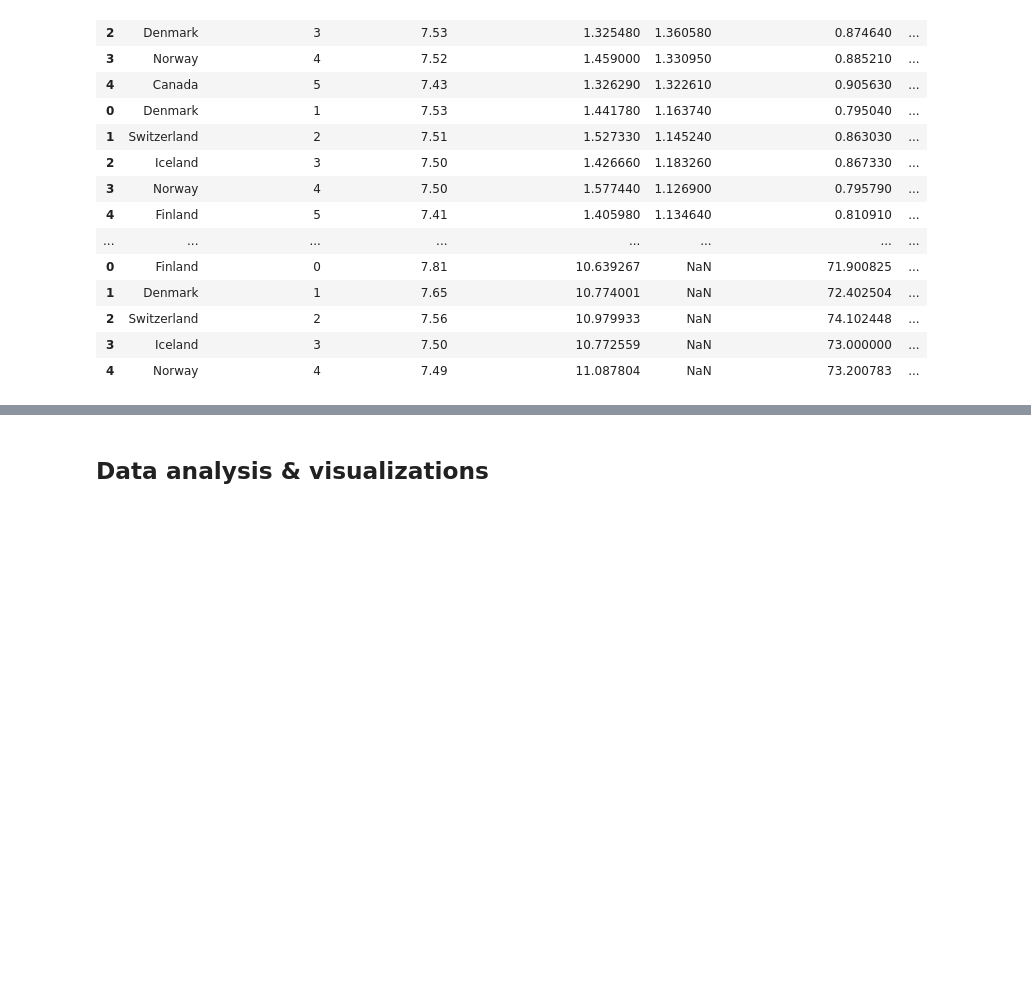
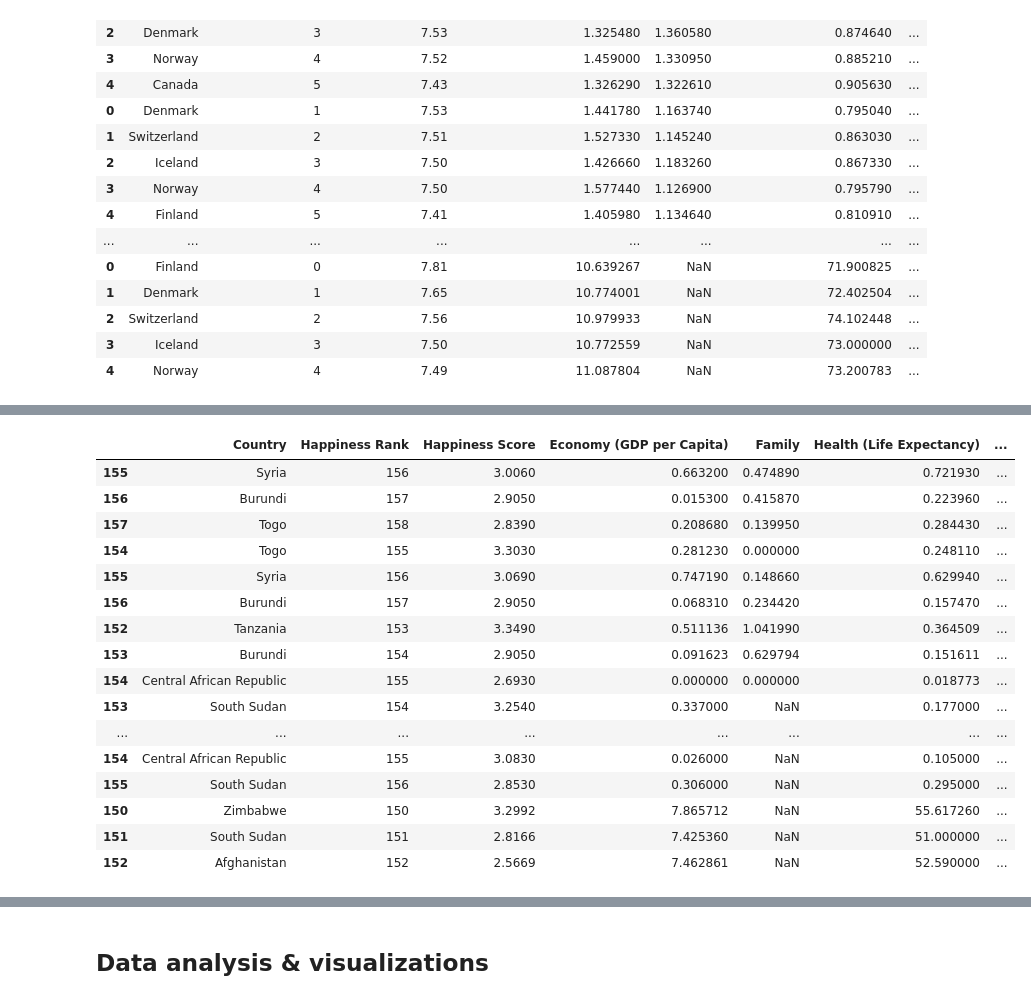
Before and after one commit to sophiabulcock/world_happiness_report_viz, a Jupyter notebook: project_2.ipynb, the cells around one changed output, grey strips where cells are left out. Saved outputs shown, nothing was run; the diff lists cells and outputs as text; code cells hidden in the pictures; blank space fills up the shorter version.

```diff
--- a/project_2.ipynb
+++ b/project_2.ipynb
@@ -342,0 +343,45 @@ print(happiest_c_2015_2_2)
+# %%
+# for analysis 3
+
+# sort dataframes into bottom 5 happiest countries by year
+
+
+
+unhappiest_c_2015 = csv2015.sort_values(by=['Happiness Rank']).tail(3)
+unhappiest_c_2015
+unhappiest_c_2016 = csv2016.sort_values(by=['Happiness Rank']).tail(3)
+unhappiest_c_2016
+unhappiest_c_2017 = csv2017.sort_values(by=['Happiness Rank']).tail(3)
+unhappiest_c_2017
+unhappiest_c_2018 = csv2018.sort_values(by=['Happiness Rank']).tail(3)
+unhappiest_c_2018
+unhappiest_c_2019 = csv2019.sort_values(by=['Happiness Rank']).tail(3)
+unhappiest_c_2019
+
+# no data for 2020
+unhappiest_c_2020 = csv2020.sort_values(by=['Happiness Rank']).tail(3)
+# print(happiest_c_2020)
+
+# combine into 1 data frame
+
+unhappiest = [unhappiest_c_2015,unhappiest_c_2016,unhappiest_c_2017,unhappiest_c_2018,unhappiest_c_2019, unhappiest_c_2020]
+unhappiest_c_df = pd.concat(unhappiest)
+unhappiest_c_df
+# %% [output]
+|  | Country | Happiness Rank | Happiness Score | Economy (GDP per Capita) | Family | Health (Life Expectancy) | ... |
+| 155 | Syria | 156 | 3.0060 | 0.663200 | 0.474890 | 0.721930 | ... |
+| 156 | Burundi | 157 | 2.9050 | 0.015300 | 0.415870 | 0.223960 | ... |
+| 157 | Togo | 158 | 2.8390 | 0.208680 | 0.139950 | 0.284430 | ... |
+| 154 | Togo | 155 | 3.3030 | 0.281230 | 0.000000 | 0.248110 | ... |
+| 155 | Syria | 156 | 3.0690 | 0.747190 | 0.148660 | 0.629940 | ... |
+| 156 | Burundi | 157 | 2.9050 | 0.068310 | 0.234420 | 0.157470 | ... |
+| 152 | Tanzania | 153 | 3.3490 | 0.511136 | 1.041990 | 0.364509 | ... |
+| 153 | Burundi | 154 | 2.9050 | 0.091623 | 0.629794 | 0.151611 | ... |
+| 154 | Central African Republic | 155 | 2.6930 | 0.000000 | 0.000000 | 0.018773 | ... |
+| 153 | South Sudan | 154 | 3.2540 | 0.337000 | NaN | 0.177000 | ... |
+| ... | ... | ... | ... | ... | ... | ... | ... |
+| 154 | Central African Republic | 155 | 3.0830 | 0.026000 | NaN | 0.105000 | ... |
+| 155 | South Sudan | 156 | 2.8530 | 0.306000 | NaN | 0.295000 | ... |
+| 150 | Zimbabwe | 150 | 3.2992 | 7.865712 | NaN | 55.617260 | ... |
+| 151 | South Sudan | 151 | 2.8166 | 7.425360 | NaN | 51.000000 | ... |
+| 152 | Afghanistan | 152 | 2.5669 | 7.462861 | NaN | 52.590000 | ... |
```
Also changed, not shown: parts of 20 cells of this notebook.
